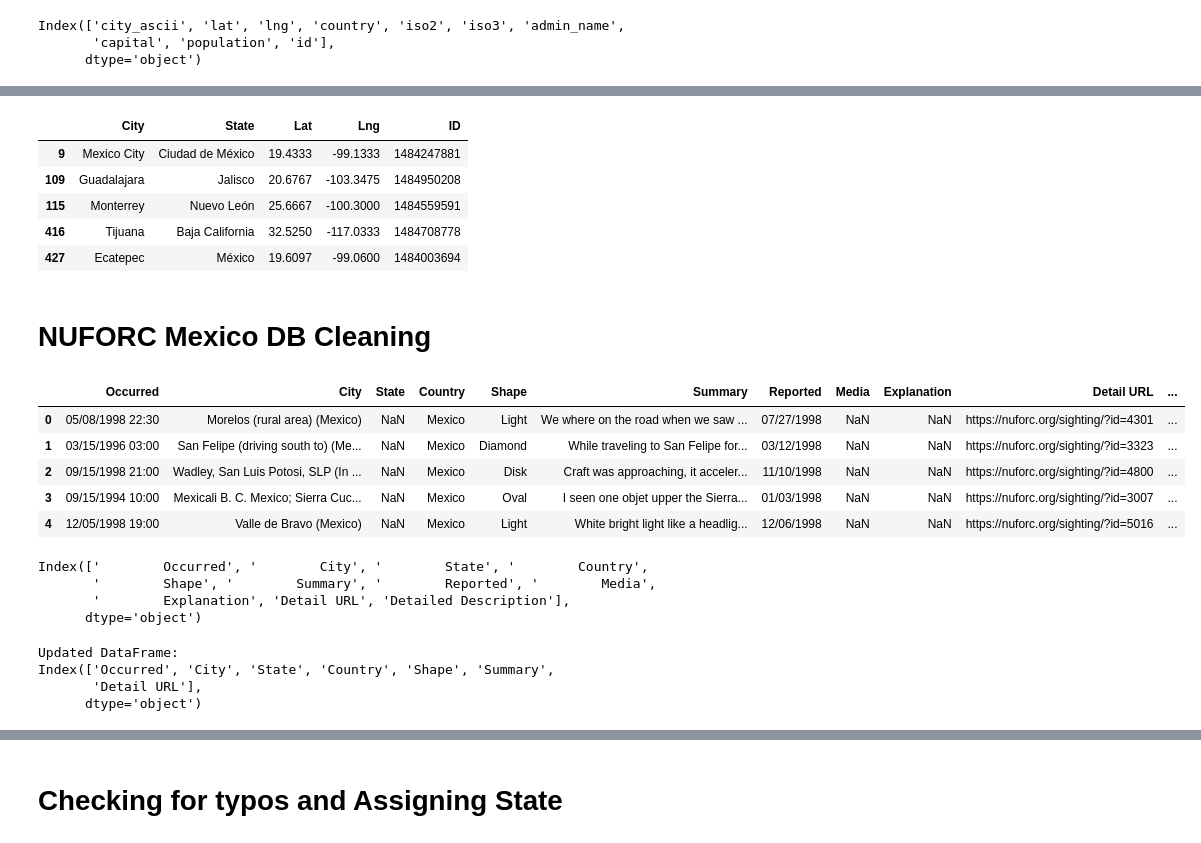
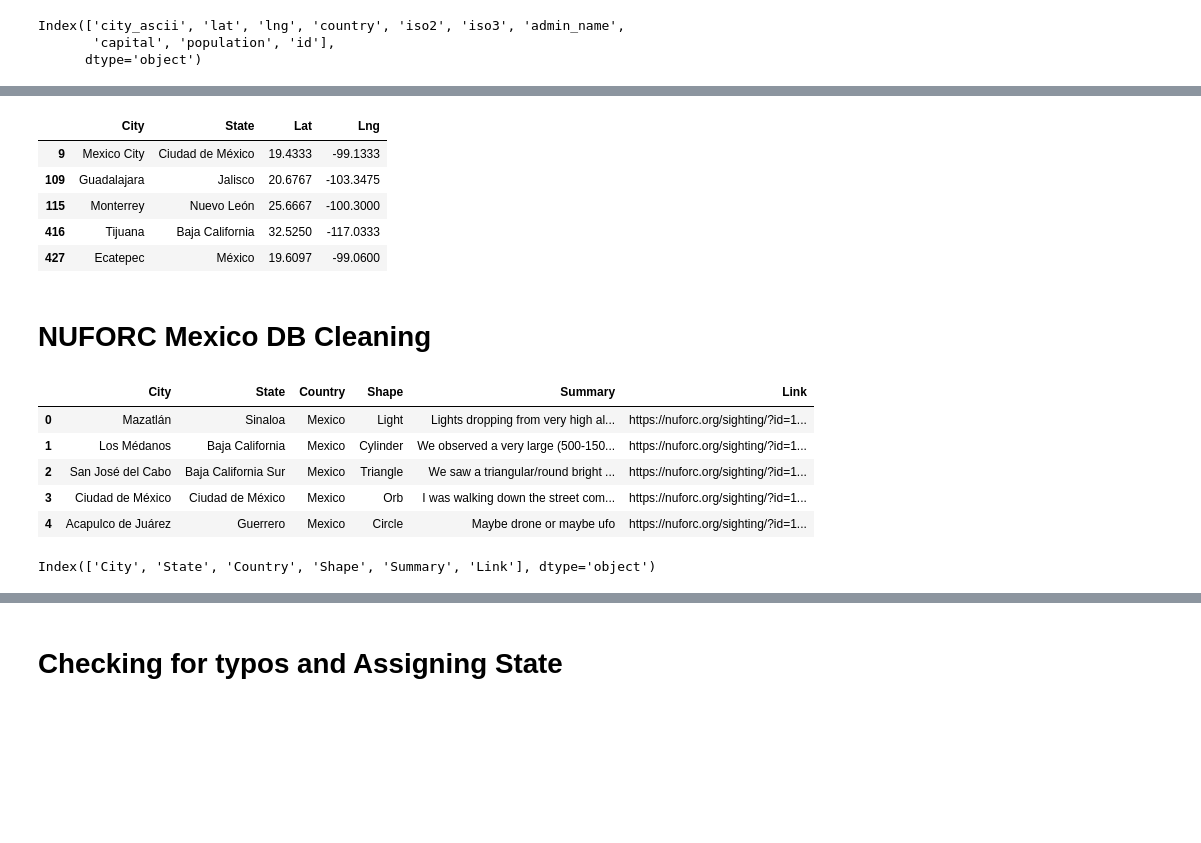
Before and after one commit to dgname/Project_3_UFOsightings, a Jupyter notebook: ufosightings.ipynb, the cells around one changed output, grey strips where cells are left out. Drawn from its saved outputs; the diff is of its cells as text; code cells hidden in the pictures; blank space fills up the shorter version.

```diff
--- a/ufosightings.ipynb
+++ b/ufosightings.ipynb
@@ -66,21 +183,20 @@ filtered_df.rename(columns={
     'city_ascii': 'City',
     'admin_name': 'State',
     'lat': 'Lat',
-    'lng': 'Lng',
-    'id': 'ID'
+    'lng': 'Lng'
 }, inplace=True)
 
 # Reorder the columns
-filtered_df = filtered_df[['City', 'State', 'Lat', 'Lng', 'ID']]
+filtered_df = filtered_df[['City', 'State', 'Lat', 'Lng']]
 
 filtered_df.head()
 # %% [output]
-|  | City | State | Lat | Lng | ID |
-| 9 | Mexico City | Ciudad de México | 19.4333 | -99.1333 | 1484247881 |
-| 109 | Guadalajara | Jalisco | 20.6767 | -103.3475 | 1484950208 |
-| 115 | Monterrey | Nuevo León | 25.6667 | -100.3000 | 1484559591 |
-| 416 | Tijuana | Baja California | 32.5250 | -117.0333 | 1484708778 |
-| 427 | Ecatepec | México | 19.6097 | -99.0600 | 1484003694 |
+|  | City | State | Lat | Lng |
+| 9 | Mexico City | Ciudad de México | 19.4333 | -99.1333 |
+| 109 | Guadalajara | Jalisco | 20.6767 | -103.3475 |
+| 115 | Monterrey | Nuevo León | 25.6667 | -100.3000 |
+| 416 | Tijuana | Baja California | 32.5250 | -117.0333 |
+| 427 | Ecatepec | México | 19.6097 | -99.0600 |
 # %%
 # Save the modified DataFrame to a new CSV file
 filtered_df.to_csv('./RESOURCES/mexico_cities.csv', index=False)
@@ -88,40 +204,21 @@ filtered_df.to_csv('./RESOURCES/mexico_cities.csv', index=False)
 # NUFORC Mexico DB Cleaning
 # %%
 # Read csv and create DF
-UFO_df = pd.read_csv("./RESOURCES/nuforc_mexico_reports_detailed.csv")
+UFO_df = pd.read_csv("./RESOURCES/nuforc_data.csv")
 UFO_df.drop(columns=UFO_df.columns[0], inplace=True)
 
 UFO_df.head()
 # %% [output]
-|  | Occurred | City | State | Country | Shape | Summary | Reported | Media | Explanation | Detail URL | ... |
-| 0 | 05/08/1998 22:30 | Morelos (rural area) (Mexico) | NaN | Mexico | Light | We where on the road when we saw ... | 07/27/1998 | NaN | NaN | https://nuforc.org/sighting/?id=4301 | ... |
-| 1 | 03/15/1996 03:00 | San Felipe (driving south to) (Me... | NaN | Mexico | Diamond | While traveling to San Felipe for... | 03/12/1998 | NaN | NaN | https://nuforc.org/sighting/?id=3323 | ... |
-| 2 | 09/15/1998 21:00 | Wadley, San Luis Potosi, SLP (In ... | NaN | Mexico | Disk | Craft was approaching, it acceler... | 11/10/1998 | NaN | NaN | https://nuforc.org/sighting/?id=4800 | ... |
-| 3 | 09/15/1994 10:00 | Mexicali B. C. Mexico; Sierra Cuc... | NaN | Mexico | Oval | I seen one objet upper the Sierra... | 01/03/1998 | NaN | NaN | https://nuforc.org/sighting/?id=3007 | ... |
-| 4 | 12/05/1998 19:00 | Valle de Bravo (Mexico) | NaN | Mexico | Light | White bright light like a headlig... | 12/06/1998 | NaN | NaN | https://nuforc.org/sighting/?id=5016 | ... |
+|  | City | State | Country | Shape | Summary | Link |
+| 0 | Mazatlán | Sinaloa | Mexico | Light | Lights dropping from very high al... | https://nuforc.org/sighting/?id=1... |
+| 1 | Los Médanos | Baja California | Mexico | Cylinder | We observed a very large (500-150... | https://nuforc.org/sighting/?id=1... |
+| 2 | San José del Cabo | Baja California Sur | Mexico | Triangle | We saw a triangular/round bright ... | https://nuforc.org/sighting/?id=1... |
+| 3 | Ciudad de México | Ciudad de México | Mexico | Orb | I was walking down the street com... | https://nuforc.org/sighting/?id=1... |
+| 4 | Acapulco de Juárez | Guerrero | Mexico | Circle | Maybe drone or maybe ufo | https://nuforc.org/sighting/?id=1... |
 # %%
 UFO_df.columns
 # %% [output]
-Index(['        Occurred', '        City', '        State', '        Country',
-       '        Shape', '        Summary', '        Reported', '        Media',
-       '        Explanation', 'Detail URL', 'Detailed Description'],
-      dtype='object')
+Index(['City', 'State', 'Country', 'Shape', 'Summary', 'Link'], dtype='object')
-# %%
-# Delete spaces on headers (required for the next step, since there are spaces before/after titles)
-# For example [' Explanation '] to ['Explanation']
-UFO_df.columns = [col.strip() for col in UFO_df.columns]
-
-# Drop columns that don't give relevant information
-UFO_df.drop(columns=['Explanation', 'Reported', 'Detailed Description', 'Media'], inplace=True)
-
-# Display the updated DataFrame
-print("\nUpdated DataFrame:")
-print(UFO_df.columns)
-# %% [output]
-Updated DataFrame:
-Index(['Occurred', 'City', 'State', 'Country', 'Shape', 'Summary',
-       'Detail URL'],
-      dtype='object')
 # %%
 len(UFO_df)
 # %% [output]
```
Also changed, not shown: parts of 37 cells of this notebook, 7 other files.
